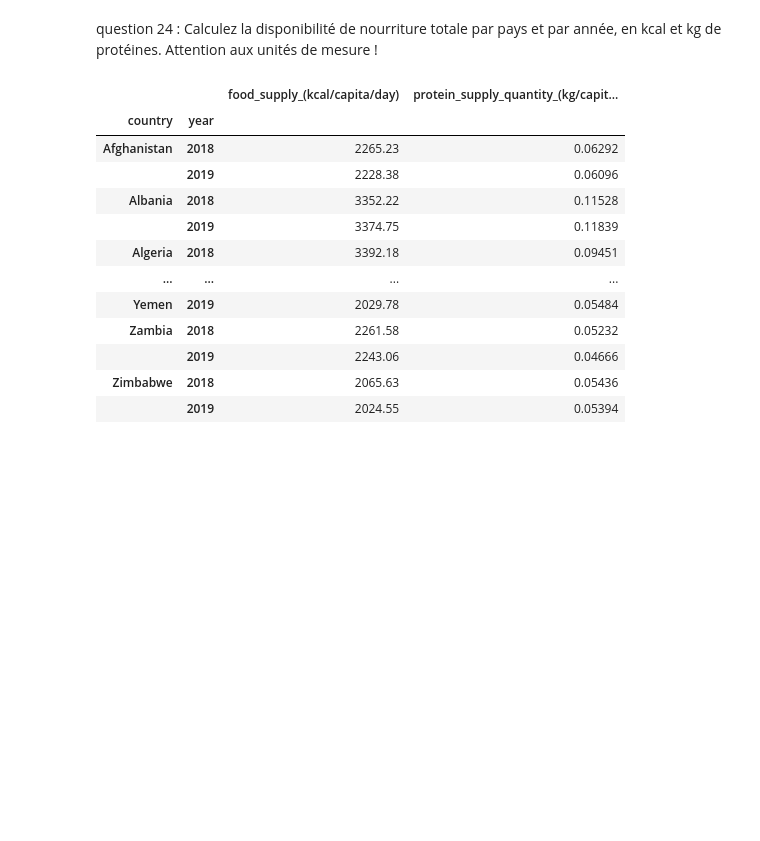
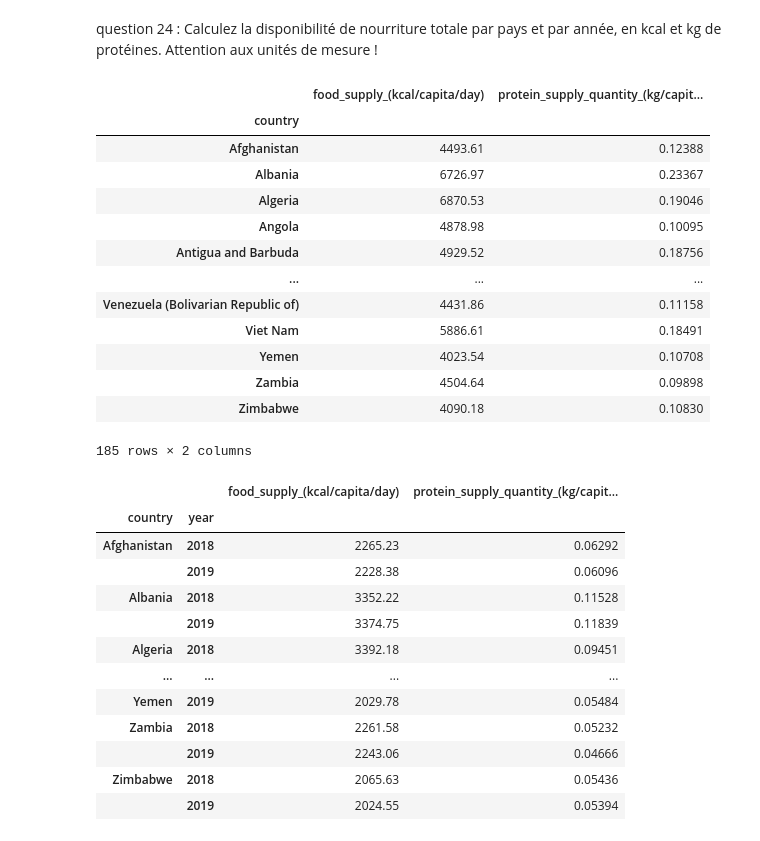
Before and after one commit to t7bo/projet-brief-pandas, a Jupyter notebook: tibo.ipynb, the cells around one changed output. Saved outputs shown, nothing was run; the diff lists cells and outputs as text; code cells hidden in the pictures; blank space fills up the shorter version.

```diff
--- a/tibo.ipynb
+++ b/tibo.ipynb
@@ -617,6 +618,26 @@ pivot_zone_geo
 | 17 | Western Europe | 28155.353133 | 27956.454514 | -0.706433 |
 # %% [markdown]
 question 24 : Calculez la disponibilité de nourriture totale par pays et par année, en kcal et kg de protéines. Attention aux unités de mesure !
+# %%
+tab_24=final_df.groupby(['country'])[['food_supply_(kcal/capita/day)','protein_supply_quantity_(g/capita/day)']].sum()
+tab_24['protein_supply_quantity_(kg/capita/day)']=[value/1000 for value in tab_24["protein_supply_quantity_(g/capita/day)"]]
+tab_24=tab_24.drop(['protein_supply_quantity_(g/capita/day)'], axis=1)
+tab_24
+# %% [output]
+|  | food_supply_(kcal/capita/day) | protein_supply_quantity_(kg/capit... |
+| country |  |  |
+| Afghanistan | 4493.61 | 0.12388 |
+| Albania | 6726.97 | 0.23367 |
+| Algeria | 6870.53 | 0.19046 |
+| Angola | 4878.98 | 0.10095 |
+| Antigua and Barbuda | 4929.52 | 0.18756 |
+| ... | ... | ... |
+| Venezuela (Bolivarian Republic of) | 4431.86 | 0.11158 |
+| Viet Nam | 5886.61 | 0.18491 |
+| Yemen | 4023.54 | 0.10708 |
+| Zambia | 4504.64 | 0.09898 |
+| Zimbabwe | 4090.18 | 0.10830 |
+185 rows × 2 columns
 # %%
 tab_24=final_df.groupby(['country','year'])[['food_supply_(kcal/capita/day)','protein_supply_quantity_(g/capita/day)']].sum()
 tab_24['protein_supply_quantity_(kg/capita/day)']=[value/1000 for value in tab_24["protein_supply_quantity_(g/capita/day)"]]
```
Also changed, not shown: parts of 9 cells of this notebook.
